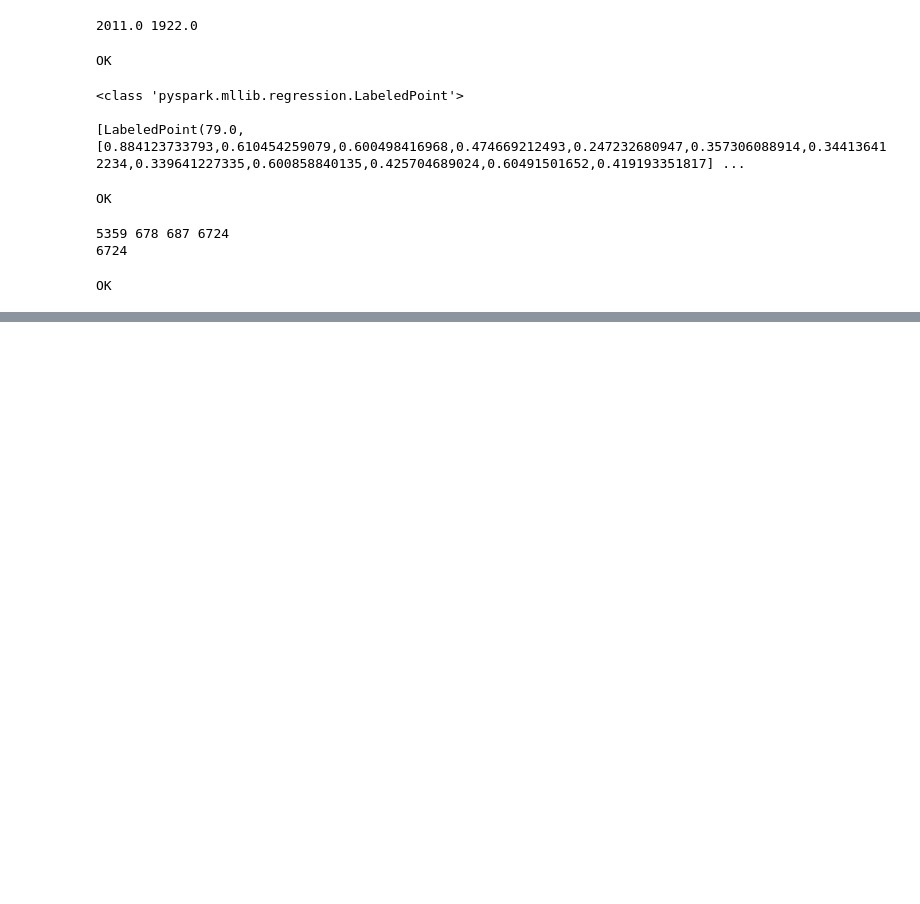
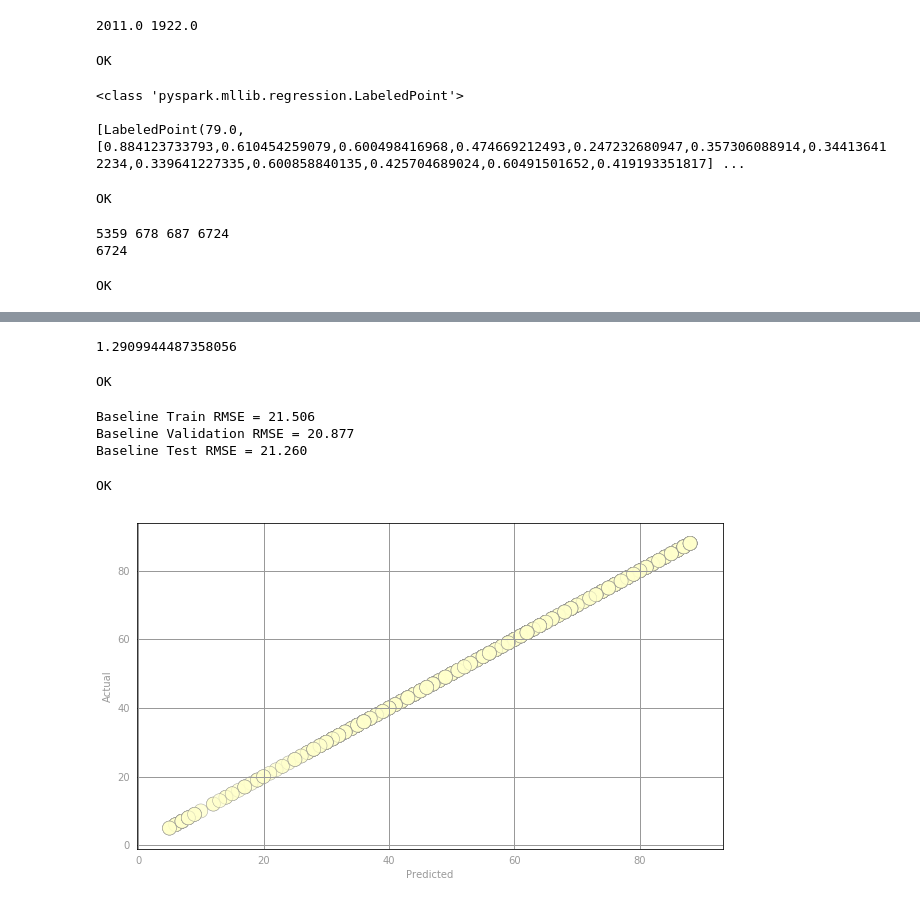
Before and after one commit to rafaelpezzuto/BIGDATA2018, a Jupyter notebook: ATIVIDADE03/Lab02.ipynb, the cells around one changed output, grey strips where cells are left out. Saved outputs shown, nothing was run; the diff lists cells and outputs as text; code cells hidden in the pictures; blank space fills up the shorter version.

```diff
--- a/ATIVIDADE03/Lab02.ipynb
+++ b/ATIVIDADE03/Lab02.ipynb
@@ -170,0 +184,79 @@ OK
+# %%
+def squaredError(label, prediction):
+    """Calculates the the squared error for a single prediction.
+
+    Args:
+        label (float): The correct value for this observation.
+        prediction (float): The predicted value for this observation.
+
+    Returns:
+        float: The difference between the `label` and `prediction` squared.
+    """
+    return (label - prediction)**2
+
+def calcRMSE(labelsAndPreds):
+    """Calculates the root mean squared error for an `RDD` of (label, prediction) tuples.
+
+    Args:
+        labelsAndPred (RDD of (float, float)): An `RDD` consisting of (label, prediction) tuples.
+
+    Returns:
+        float: The square root of the mean of the squared errors.
+    """
+    return ((labelsAndPreds.map(lambda x:squaredError(x[0],x[1])).sum())/labelsAndPreds.count())**(1/2)
+
+labelsAndPreds = sc.parallelize([(3., 1.), (1., 2.), (2., 2.)])
+# RMSE = sqrt[((3-1)^2 + (1-2)^2 + (2-2)^2) / 3] = 1.291
+exampleRMSE = calcRMSE(labelsAndPreds)
+print (exampleRMSE)
+# %% [output]
+1.2909944487358056
+# %%
+assert np.allclose(squaredError(3, 1), 4.), 'incorrect definition of squaredError'
+assert np.allclose(exampleRMSE, 1.29099444874), 'incorrect value for exampleRMSE'
+print("OK")
+# %% [output]
+OK
+# %%
+labelsAndPredsTrain = parsedTrainData.map(lambda x:(x.label, averageTrainYear))
+rmseTrainBase = calcRMSE(labelsAndPredsTrain)
+
+labelsAndPredVal = parsedValData.map(lambda x:(x.label, averageTrainYear))
+rmseValBase = calcRMSE(labelsAndPredVal)
+
+labelsAndPredsTest = parsedTestData.map(lambda x:(x.label, averageTrainYear))
+rmseTestBase = calcRMSE(labelsAndPredsTest)
+
+print ('Baseline Train RMSE = {0:.3f}'.format(rmseTrainBase))
+print ('Baseline Validation RMSE = {0:.3f}'.format(rmseValBase))
+print ('Baseline Test RMSE = {0:.3f}'.format(rmseTestBase))
+# %% [output]
+Baseline Train RMSE = 21.506
+Baseline Validation RMSE = 20.877
+Baseline Test RMSE = 21.260
+# %%
+assert np.allclose([rmseTrainBase, rmseValBase, rmseTestBase],[21.506125957738682, 20.877445428452468, 21.260493955081916]), 'incorrect RMSE value'
+print("OK")
+# %% [output]
+OK
+# %%
+from matplotlib.colors import ListedColormap, Normalize
+from matplotlib.cm import get_cmap
+cmap = get_cmap('YlOrRd')
+norm = Normalize()
+
+actual = np.asarray(parsedValData
+                    .map(lambda lp: lp.label)
+                    .collect())
+error = np.asarray(parsedValData
+                   .map(lambda lp: (lp.label, lp.label))
+                   .map(lambda lp: squaredError(lp[0], lp[1]))
+                   .collect())
+clrs = cmap(np.asarray(norm(error)))[:,0:3]
+
+fig, ax = preparePlot(np.arange(0, 100, 20), np.arange(0, 100, 20))
+plt.scatter(actual, actual, s=14**2, c=clrs, edgecolors='#888888', alpha=0.75, linewidths=0.5)
+ax.set_xlabel('Predicted'), ax.set_ylabel('Actual')
+pass
+# %% [output]
+[figure, added]
```
Also changed, not shown: parts of 3 cells of this notebook.
